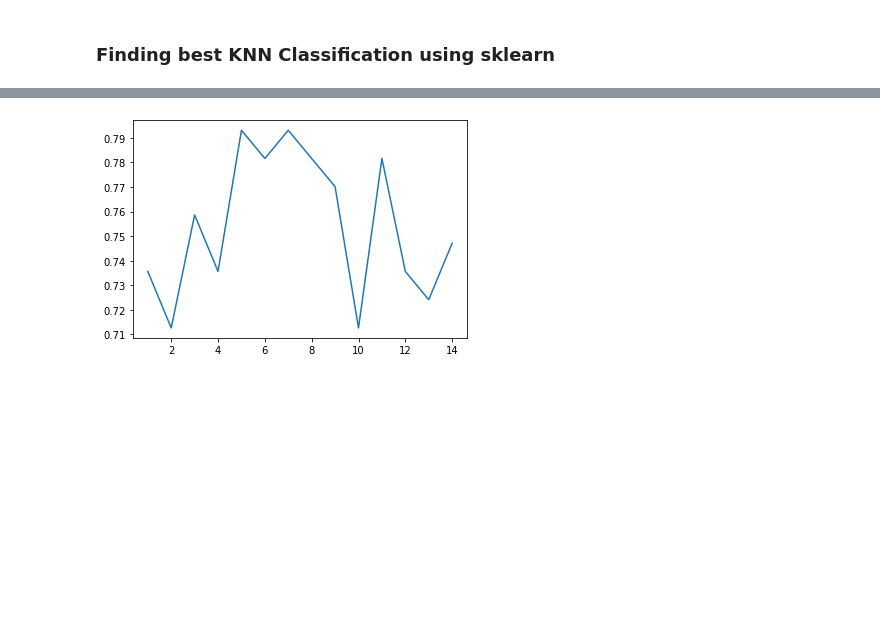
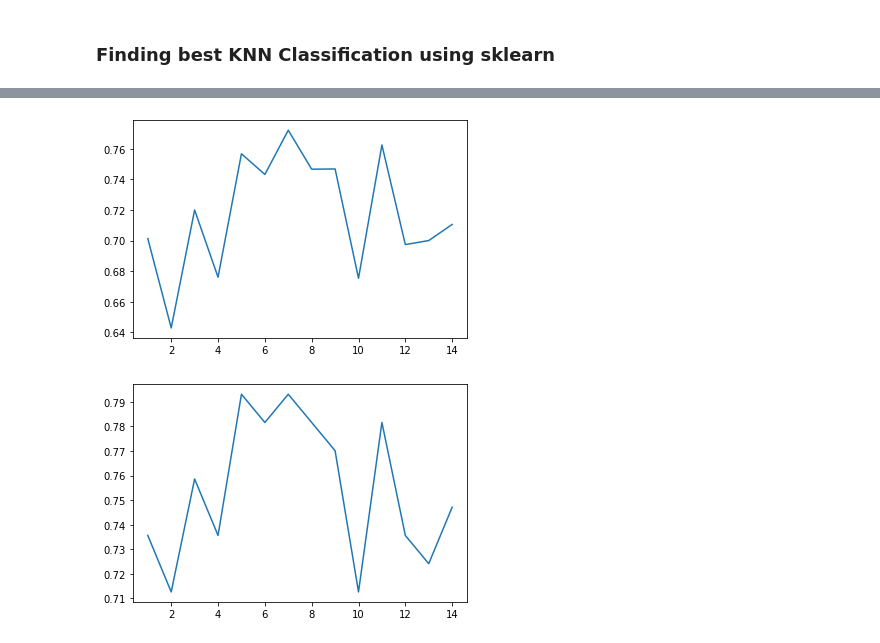
Before and after one commit to farazkh80/Best-Classifier, a Jupyter notebook: Classifier.ipynb, the cells around one changed output, grey strips where cells are left out. Drawn from its saved outputs; the diff is of its cells as text; code cells hidden in the pictures; blank space fills up the shorter version.

```diff
--- a/Classifier.ipynb
+++ b/Classifier.ipynb
@@ -309,3 +316,13 @@ accuracy
+# %%
+import matplotlib.pyplot as plt
+# Plot Jaccard Score Versus K
+plot_x = list(jarrord_score_dict.keys())
+plot_y = list(jarrord_score_dict.values())
+
+plt.plot(plot_x, plot_y)
+plt.show()
+# %% [output]
+[figure, added]
 # %%
 import matplotlib.pyplot as plt
 # Plot Accuracy Versus K
```
Also changed, not shown: parts of 19 cells of this notebook.
